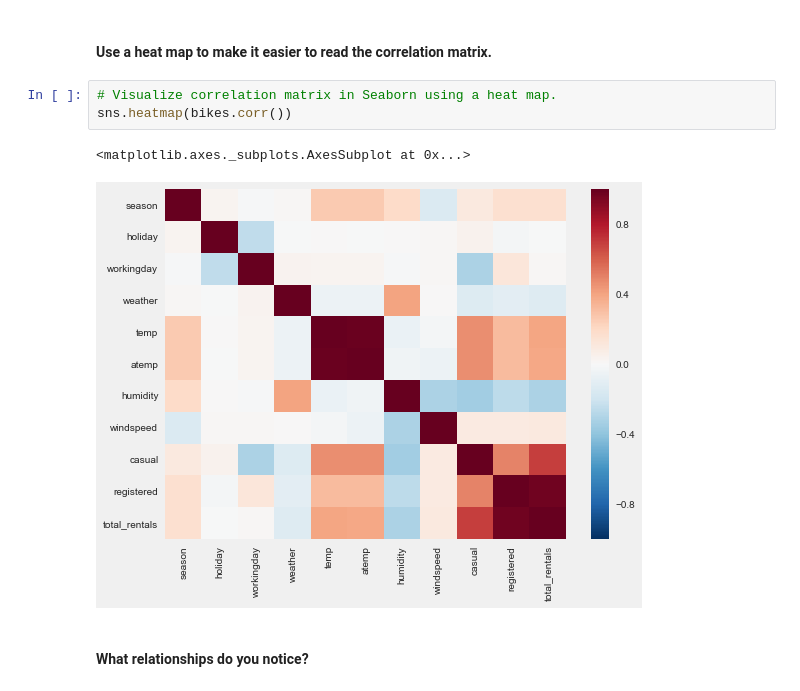
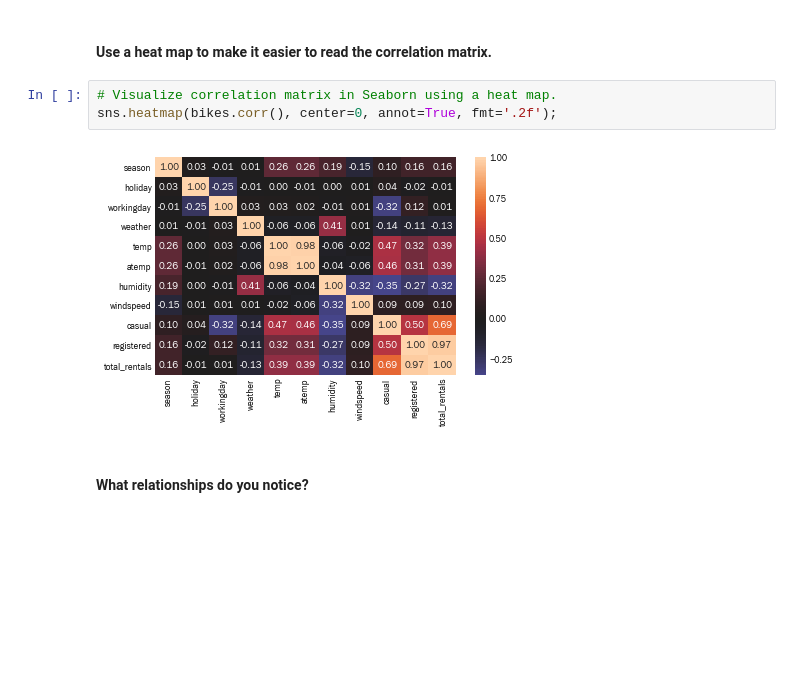
Before and after one commit to bckyling/bling_homework, a Jupyter notebook: 10-linear-regression/linear_regression.ipynb, the cells around one changed output. Cells and saved outputs as stored; diff of their text form; blank space fills up the shorter version.

```diff
--- a/10-linear-regression/linear_regression.ipynb
+++ b/10-linear-regression/linear_regression.ipynb
@@ -535,10 +579,9 @@ bikes.corr()
 #### Use a heat map to make it easier to read the correlation matrix.
 # %%
 # Visualize correlation matrix in Seaborn using a heat map.
-sns.heatmap(bikes.corr())
+sns.heatmap(bikes.corr(), center=0, annot=True, fmt='.2f');
 # %% [output]
-<matplotlib.axes._subplots.AxesSubplot at 0x...>
-[figure, old version]
+[figure, new version]
 # %% [markdown]
 #### What relationships do you notice?
 # %%
```
Also changed, not shown: parts of 44 cells of this notebook, 1 other file.
